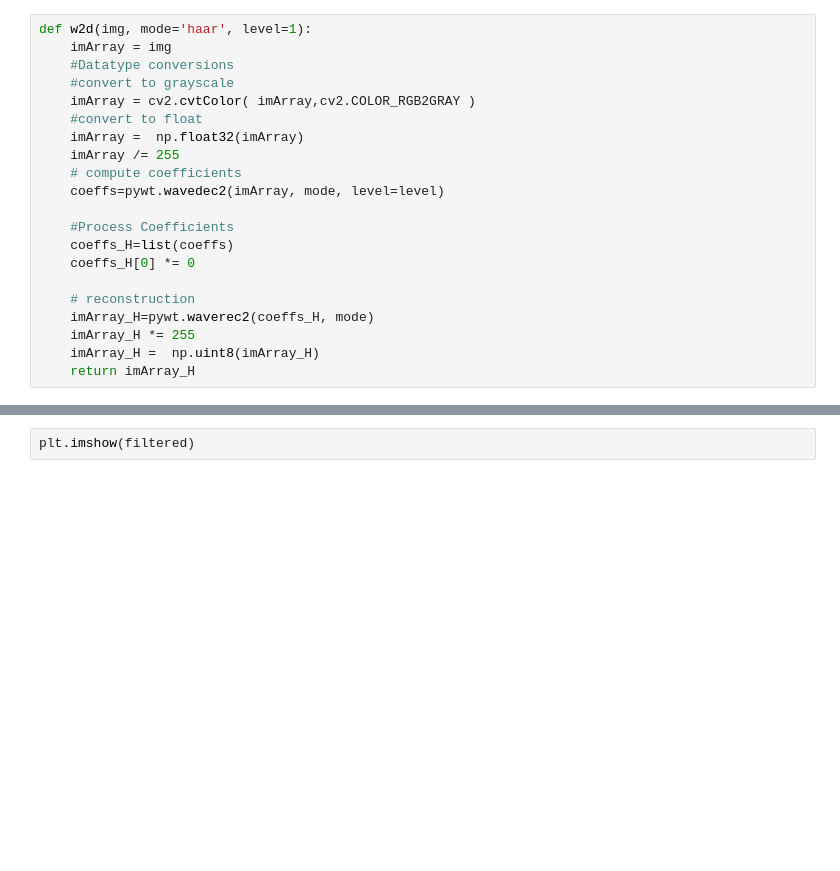
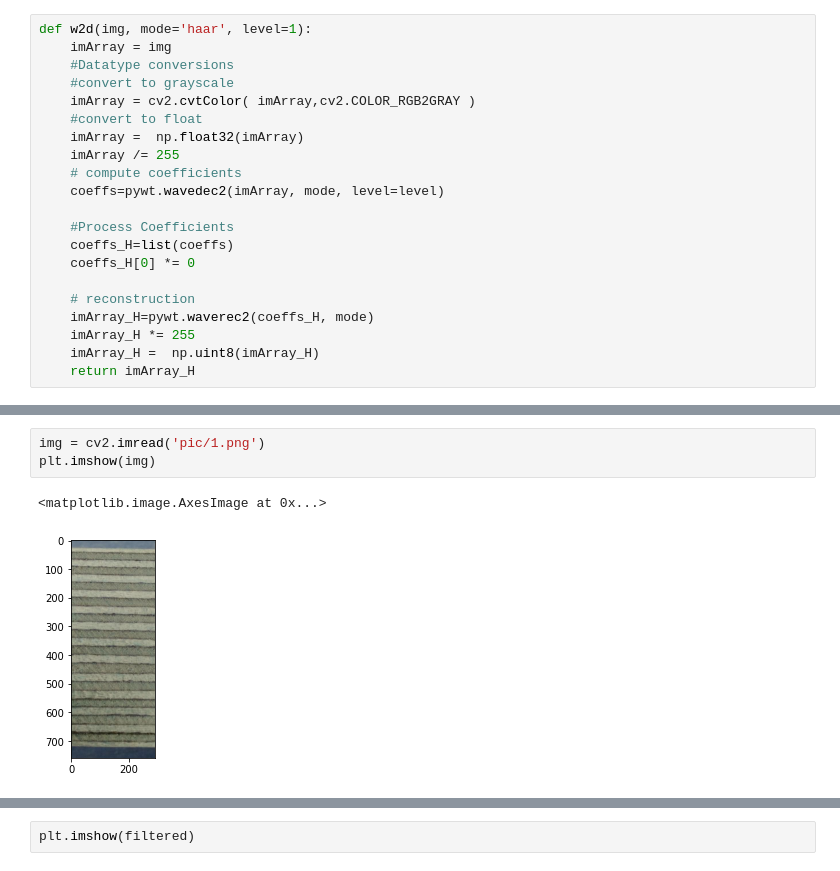
Before and after one commit to Chelovek760/CVVeneer, a Jupyter notebook: veneer.ipynb, the cells around one changed output, grey strips where cells are left out. Saved outputs shown, nothing was run; the diff lists cells and outputs as text; blank space fills up the shorter version.

```diff
--- a/veneer.ipynb
+++ b/veneer.ipynb
@@ -28,0 +45,6 @@ def w2d(img, mode='haar', level=1):
+# %%
+img = cv2.imread('pic/1.png')
+plt.imshow(img)
+# %% [output]
+<matplotlib.image.AxesImage at 0x...>
+[figure, added]
```
Also changed, not shown: parts of 8 cells of this notebook.
